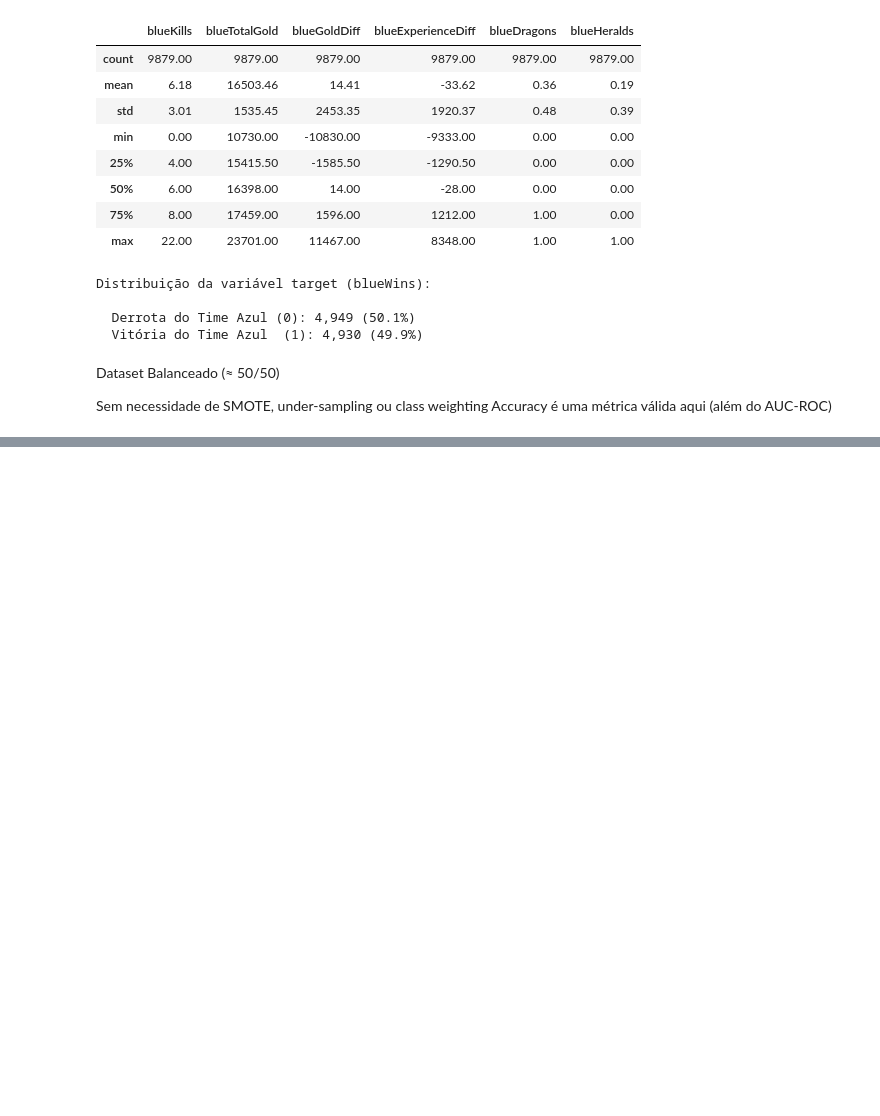
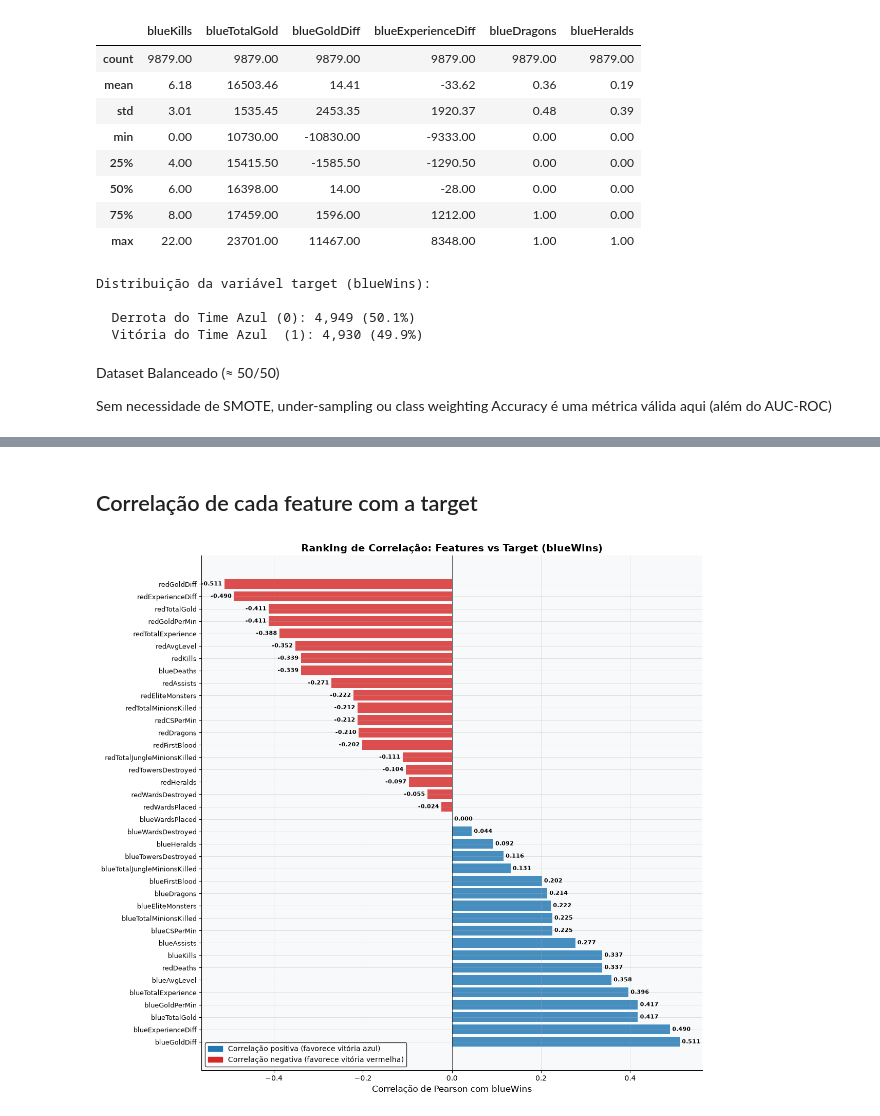
Before and after one commit to DandanLeinad/data-science-ebac-mod43, a Jupyter notebook: lol_match_winner_prediction.ipynb, the cells around one changed output, grey strips where cells are left out. Drawn from its saved outputs; the diff is of its cells as text; code cells hidden in the pictures; blank space fills up the shorter version.

```diff
--- a/lol_match_winner_prediction.ipynb
+++ b/lol_match_winner_prediction.ipynb
@@ -219,0 +383,56 @@ Accuracy é uma métrica válida aqui (além do AUC-ROC)
+# %% [markdown]
+## Correlação de cada feature com a target
+# %%
+corr_target = (
+    df.drop(columns=["gameId"])
+    .corr()["blueWins"]
+    .drop("blueWins")
+    .sort_values(ascending=False)
+)
+# %%
+fig, ax = plt.subplots(figsize=(12, 11))
+colors_bar = [BLUE if v >= 0 else RED for v in corr_target.values]
+bars = ax.barh(
+    range(len(corr_target)), corr_target.values, color=colors_bar, alpha=0.82
+)
+ax.set_yticks(range(len(corr_target)))
+ax.set_yticklabels(corr_target.index, fontsize=9.5)
+ax.axvline(0, color="black", linewidth=0.8, alpha=0.6)
+ax.set_xlabel("Correlação de Pearson com blueWins")
+ax.set_title("Ranking de Correlação: Features vs Target (blueWins)")
+
+# Valores nas barras
+for i, (bar, val) in enumerate(zip(bars, corr_target.values)):
+    offset = 0.005 if val >= 0 else -0.005
+    ax.text(
+        val + offset,
+        i,
+        f"{val:.3f}",
+        va="center",
+        ha="left" if val >= 0 else "right",
+        fontsize=8,
+        fontweight="bold",
+    )
+
+blue_patch = mpatches.Patch(
+    color=BLUE, label="Correlação positiva (favorece vitória azul)"
+)
+red_patch = mpatches.Patch(
+    color=RED, label="Correlação negativa (favorece vitória vermelha)"
+)
+ax.legend(
+    handles=[blue_patch, red_patch],
+    loc="lower left",
+    fontsize=10,
+    frameon=True,
+    facecolor="white",
+    edgecolor="black",
+)
+
+plt.tight_layout()
+plt.savefig(
+    "reports/figures/03_feature_correlation_target.png", dpi=150, bbox_inches="tight"
+)
+plt.show()
+# %% [output]
+[figure, added]
```
Also changed, not shown: parts of 28 cells of this notebook, 7 other files.
